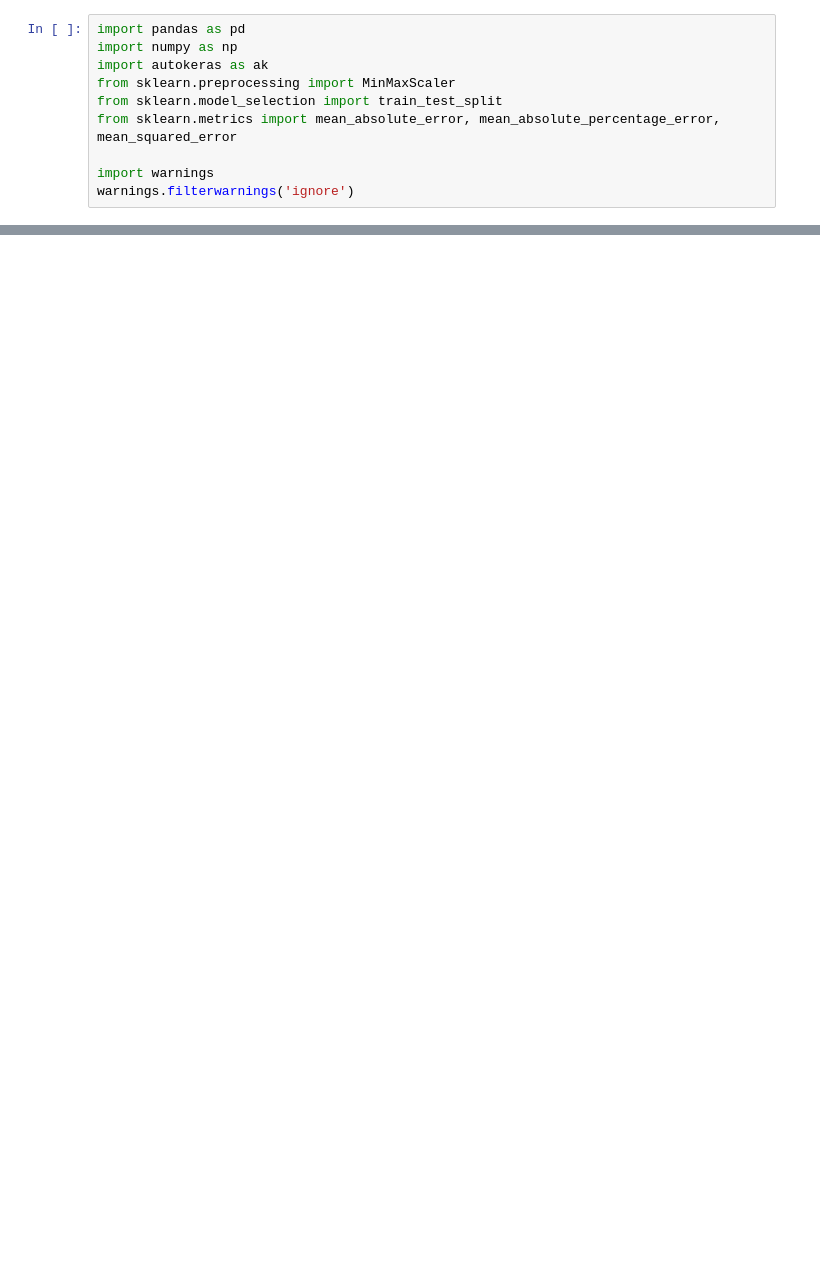
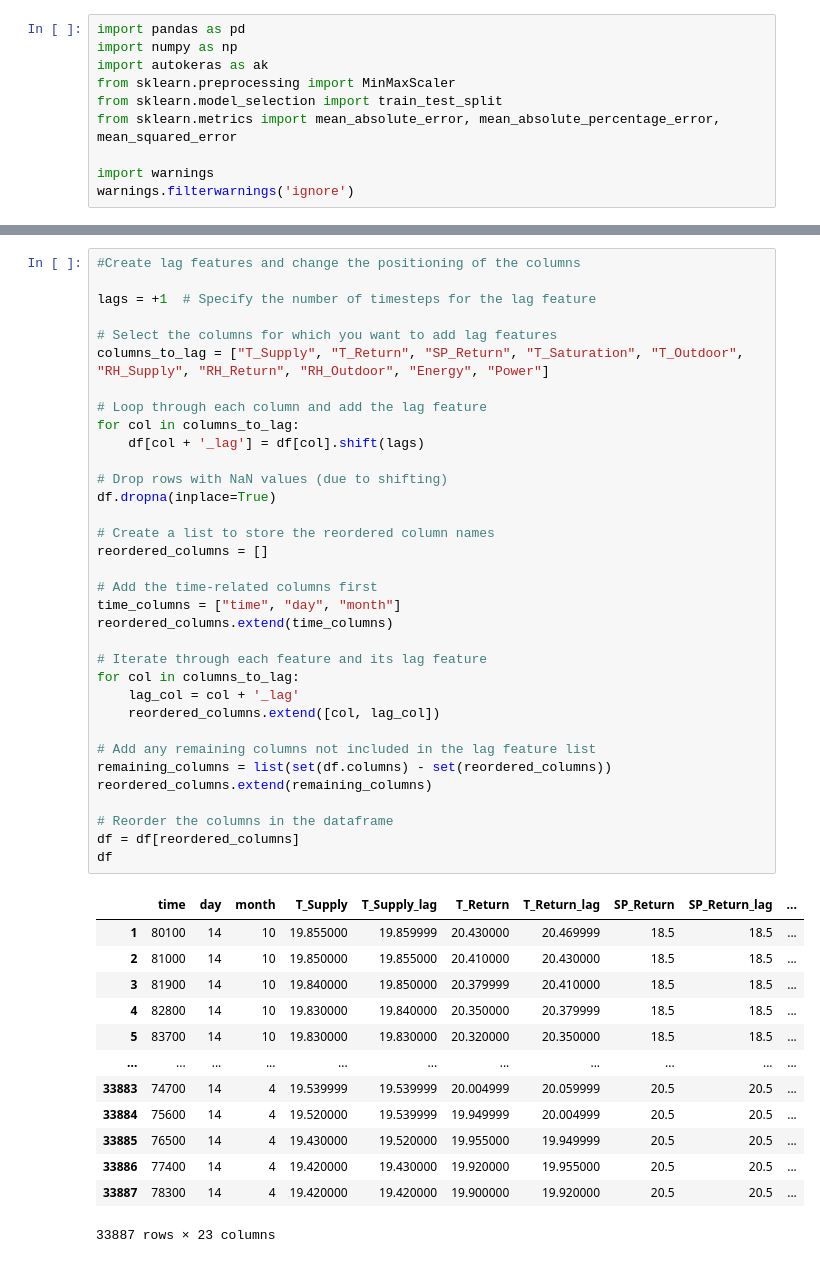
Before and after one commit to IMU-skontos/PUTurin, a Jupyter notebook: Auto_ML.ipynb, the cells around one changed output, grey strips where cells are left out. Drawn from its saved outputs; the diff is of its cells as text; blank space fills up the shorter version.

```diff
--- a/Auto_ML.ipynb
+++ b/Auto_ML.ipynb
@@ -43,3 +43,51 @@ df
+# %%
+#Create lag features and change the positioning of the columns
+
+lags = +1  # Specify the number of timesteps for the lag feature
+
+# Select the columns for which you want to add lag features
+columns_to_lag = ["T_Supply", "T_Return", "SP_Return", "T_Saturation", "T_Outdoor", "RH_Supply", "RH_Return", "RH_Outdoor", "Energy", "Power"]
+
+# Loop through each column and add the lag feature
+for col in columns_to_lag:
+    df[col + '_lag'] = df[col].shift(lags)
+
+# Drop rows with NaN values (due to shifting)
+df.dropna(inplace=True)
+
+# Create a list to store the reordered column names
+reordered_columns = []
+
+# Add the time-related columns first
+time_columns = ["time", "day", "month"]
+reordered_columns.extend(time_columns)
+
+# Iterate through each feature and its lag feature
+for col in columns_to_lag:
+    lag_col = col + '_lag'
+    reordered_columns.extend([col, lag_col])
+
+# Add any remaining columns not included in the lag feature list
+remaining_columns = list(set(df.columns) - set(reordered_columns))
+reordered_columns.extend(remaining_columns)
+
+# Reorder the columns in the dataframe
+df = df[reordered_columns]
+df
+# %% [output]
+|  | time | day | month | T_Supply | T_Supply_lag | T_Return | T_Return_lag | SP_Return | SP_Return_lag | ... |
+| 1 | 80100 | 14 | 10 | 19.855000 | 19.859999 | 20.430000 | 20.469999 | 18.5 | 18.5 | ... |
+| 2 | 81000 | 14 | 10 | 19.850000 | 19.855000 | 20.410000 | 20.430000 | 18.5 | 18.5 | ... |
+| 3 | 81900 | 14 | 10 | 19.840000 | 19.850000 | 20.379999 | 20.410000 | 18.5 | 18.5 | ... |
+| 4 | 82800 | 14 | 10 | 19.830000 | 19.840000 | 20.350000 | 20.379999 | 18.5 | 18.5 | ... |
+| 5 | 83700 | 14 | 10 | 19.830000 | 19.830000 | 20.320000 | 20.350000 | 18.5 | 18.5 | ... |
+| ... | ... | ... | ... | ... | ... | ... | ... | ... | ... | ... |
+| 33883 | 74700 | 14 | 4 | 19.539999 | 19.539999 | 20.004999 | 20.059999 | 20.5 | 20.5 | ... |
+| 33884 | 75600 | 14 | 4 | 19.520000 | 19.539999 | 19.949999 | 20.004999 | 20.5 | 20.5 | ... |
+| 33885 | 76500 | 14 | 4 | 19.430000 | 19.520000 | 19.955000 | 19.949999 | 20.5 | 20.5 | ... |
+| 33886 | 77400 | 14 | 4 | 19.420000 | 19.430000 | 19.920000 | 19.955000 | 20.5 | 20.5 | ... |
+| 33887 | 78300 | 14 | 4 | 19.420000 | 19.420000 | 19.900000 | 19.920000 | 20.5 | 20.5 | ... |
+33887 rows × 23 columns
 # %%
 # Scale the data
 scaler = MinMaxScaler()
```
Also changed, not shown: parts of 3 cells of this notebook.
